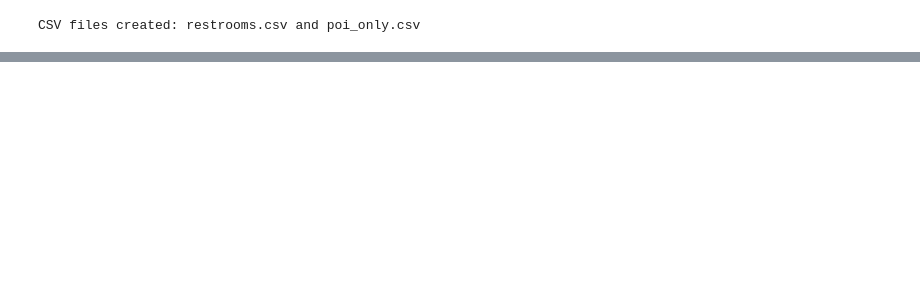
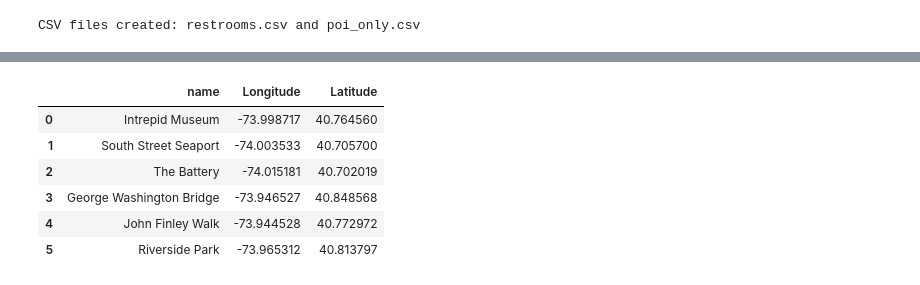
Before and after one commit to chezseashell/BikeLoopChart, a Jupyter notebook: Manhattan_Loop.ipynb, the cells around one changed output, grey strips where cells are left out. Cells and saved outputs as stored; diff of their text form; code cells hidden in the pictures; blank space fills up the shorter version.

```diff
--- a/Manhattan_Loop.ipynb
+++ b/Manhattan_Loop.ipynb
@@ -303,0 +274,10 @@ plt.show()
+# %%
+poi_df
+# %% [output]
+|  | name | Longitude | Latitude |
+| 0 | Intrepid Museum | -73.998717 | 40.764560 |
+| 1 | South Street Seaport | -74.003533 | 40.705700 |
+| 2 | The Battery | -74.015181 | 40.702019 |
+| 3 | George Washington Bridge | -73.946527 | 40.848568 |
+| 4 | John Finley Walk | -73.944528 | 40.772972 |
+| 5 | Riverside Park | -73.965312 | 40.813797 |
```
Also changed, not shown: parts of 12 cells of this notebook, 13 other files.
